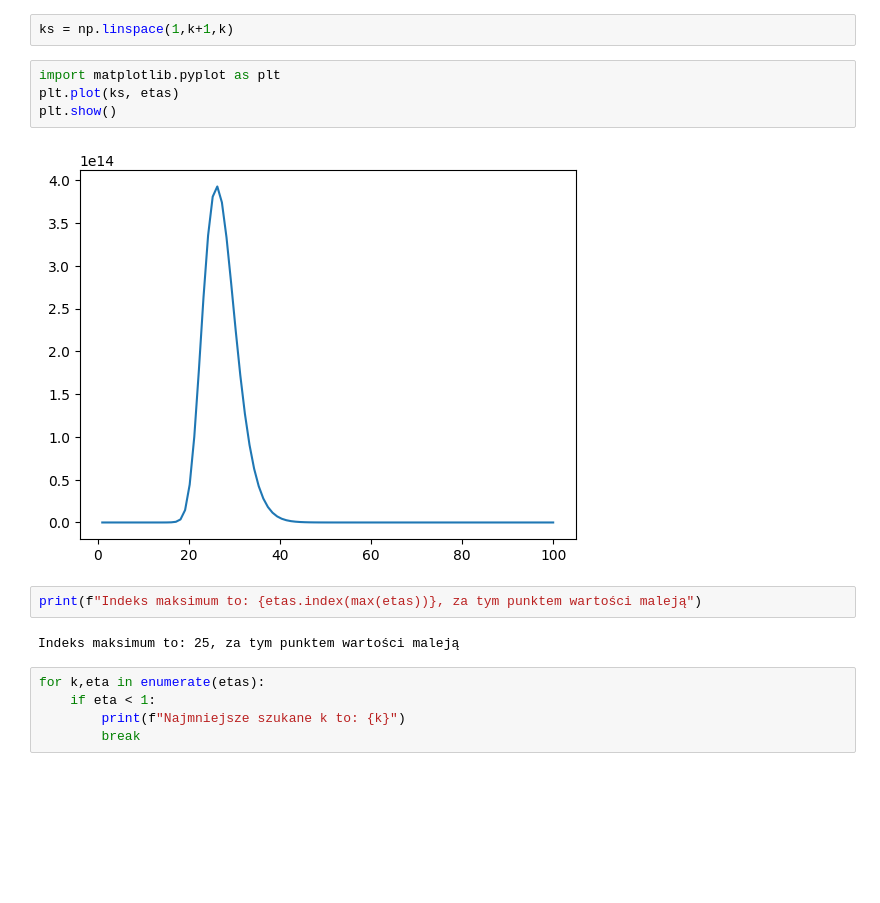
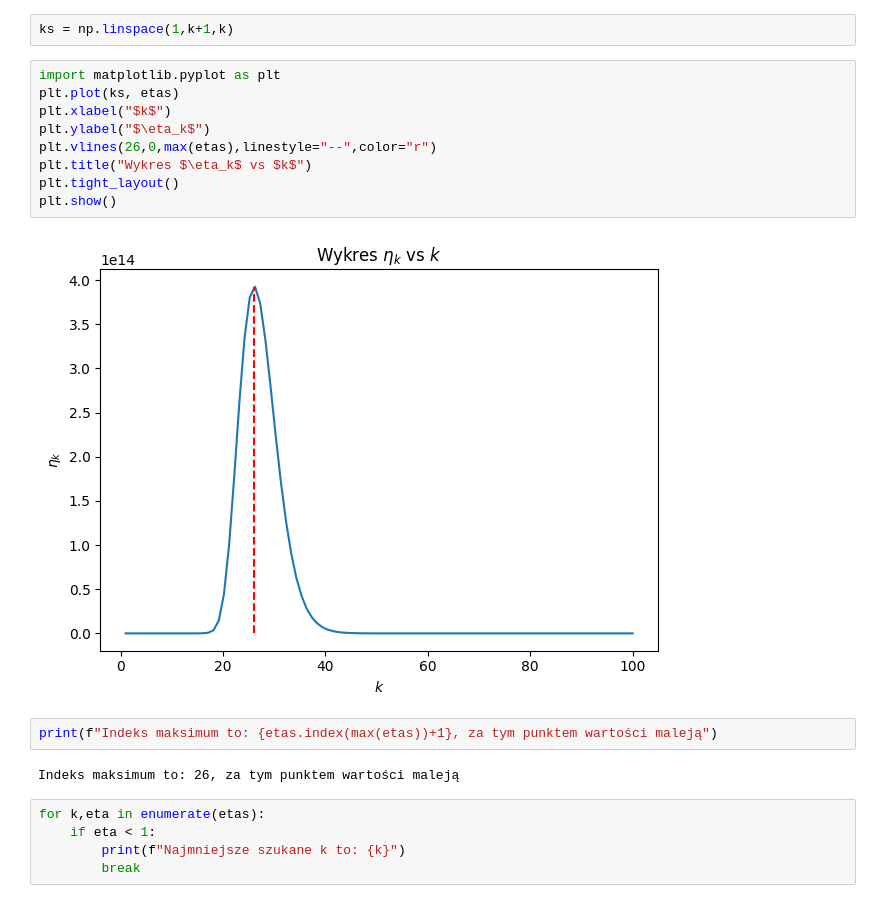
Before and after one commit to rafglo/Metody-numeryczne, a Jupyter notebook: lista3.ipynb, the cells around one changed output. Cells and saved outputs as stored; diff of their text form; blank space fills up the shorter version.

```diff
--- a/lista3.ipynb
+++ b/lista3.ipynb
@@ -279,13 +281,18 @@ ks = np.linspace(1,k+1,k)
 # %%
 import matplotlib.pyplot as plt
 plt.plot(ks, etas)
+plt.xlabel("$k$")
+plt.ylabel("$\eta_k$")
+plt.vlines(26,0,max(etas),linestyle="--",color="r")
+plt.title("Wykres $\eta_k$ vs $k$")
+plt.tight_layout()
 plt.show()
 # %% [output]
-[figure, old version]
+[figure, new version]
 # %%
-print(f"Indeks maksimum to: {etas.index(max(etas))}, za tym punktem wartości maleją")
+print(f"Indeks maksimum to: {etas.index(max(etas))+1}, za tym punktem wartości maleją")
 # %% [output]
-Indeks maksimum to: 25, za tym punktem wartości maleją
+Indeks maksimum to: 26, za tym punktem wartości maleją
 # %%
 for k,eta in enumerate(etas):
     if eta < 1:
```
Also changed, not shown: parts of 3 cells of this notebook.
